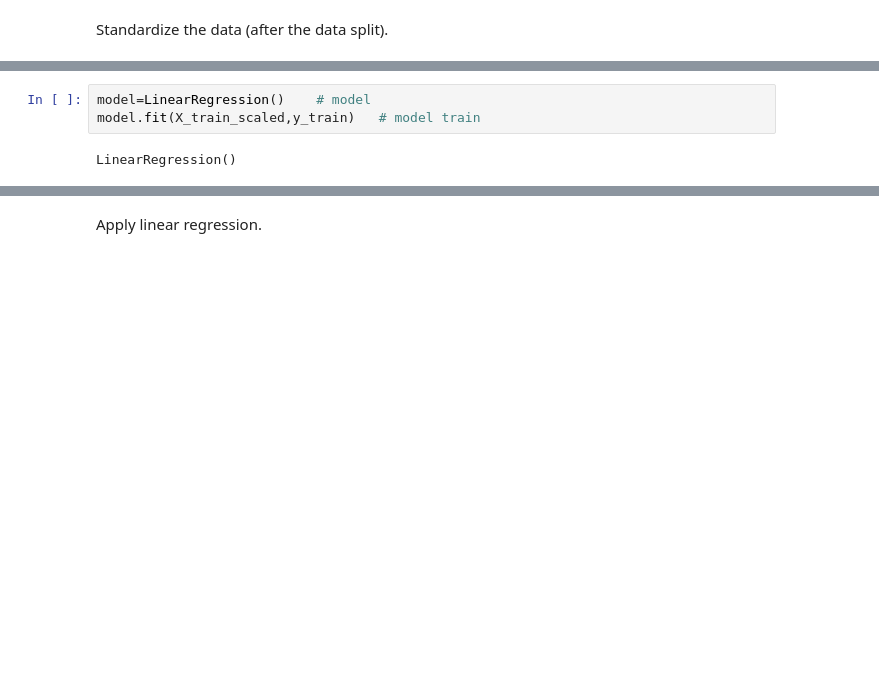
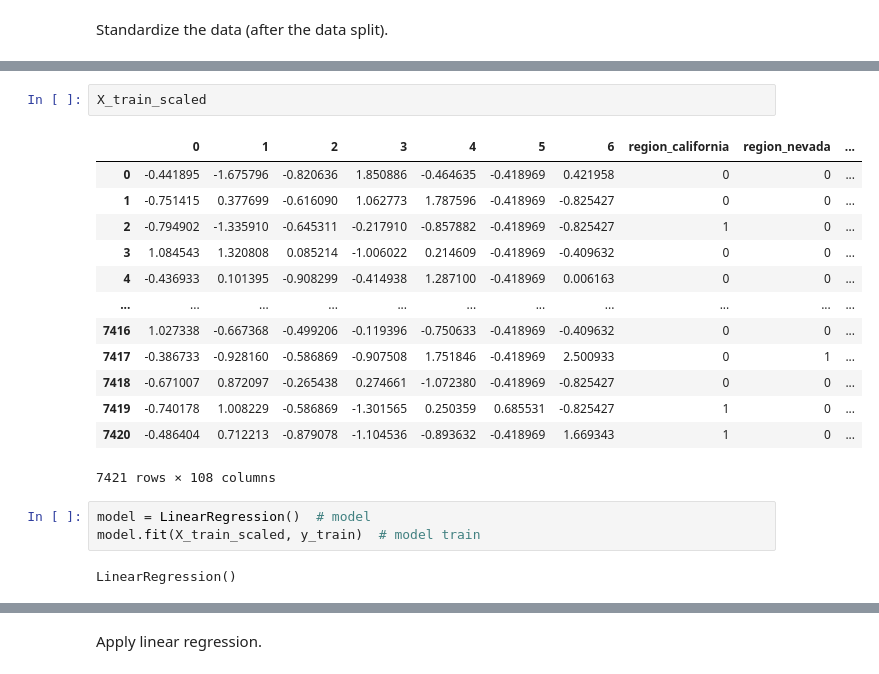
Before and after one commit to mlnima/ironhack-lab, a Jupyter notebook: week4/day2/week4-day2-1.ipynb, the cells around one changed output, grey strips where cells are left out. Saved outputs shown, nothing was run; the diff lists cells and outputs as text; blank space fills up the shorter version.

```diff
--- a/week4/day2/week4-day2-1.ipynb
+++ b/week4/day2/week4-day2-1.ipynb
@@ -137,6 +100,22 @@ print(X_test_scaled)
+# %%
+X_train_scaled
+# %% [output]
+|  | 0 | 1 | 2 | 3 | 4 | 5 | 6 | region_california | region_nevada | ... |
+| 0 | -0.441895 | -1.675796 | -0.820636 | 1.850886 | -0.464635 | -0.418969 | 0.421958 | 0 | 0 | ... |
+| 1 | -0.751415 | 0.377699 | -0.616090 | 1.062773 | 1.787596 | -0.418969 | -0.825427 | 0 | 0 | ... |
+| 2 | -0.794902 | -1.335910 | -0.645311 | -0.217910 | -0.857882 | -0.418969 | -0.825427 | 1 | 0 | ... |
+| 3 | 1.084543 | 1.320808 | 0.085214 | -1.006022 | 0.214609 | -0.418969 | -0.409632 | 0 | 0 | ... |
+| 4 | -0.436933 | 0.101395 | -0.908299 | -0.414938 | 1.287100 | -0.418969 | 0.006163 | 0 | 0 | ... |
+| ... | ... | ... | ... | ... | ... | ... | ... | ... | ... | ... |
+| 7416 | 1.027338 | -0.667368 | -0.499206 | -0.119396 | -0.750633 | -0.418969 | -0.409632 | 0 | 0 | ... |
+| 7417 | -0.386733 | -0.928160 | -0.586869 | -0.907508 | 1.751846 | -0.418969 | 2.500933 | 0 | 1 | ... |
+| 7418 | -0.671007 | 0.872097 | -0.265438 | 0.274661 | -1.072380 | -0.418969 | -0.825427 | 0 | 0 | ... |
+| 7419 | -0.740178 | 1.008229 | -0.586869 | -1.301565 | 0.250359 | 0.685531 | -0.825427 | 1 | 0 | ... |
+| 7420 | -0.486404 | 0.712213 | -0.879078 | -1.104536 | -0.893632 | -0.418969 | 1.669343 | 1 | 0 | ... |
+7421 rows × 108 columns
 # %%
-model=LinearRegression()    # model
-model.fit(X_train_scaled,y_train)   # model train
+model = LinearRegression()  # model
+model.fit(X_train_scaled, y_train)  # model train
 # %% [output]
 LinearRegression()
 # %%
```
Also changed, not shown: parts of 27 cells of this notebook, 10 other files.
